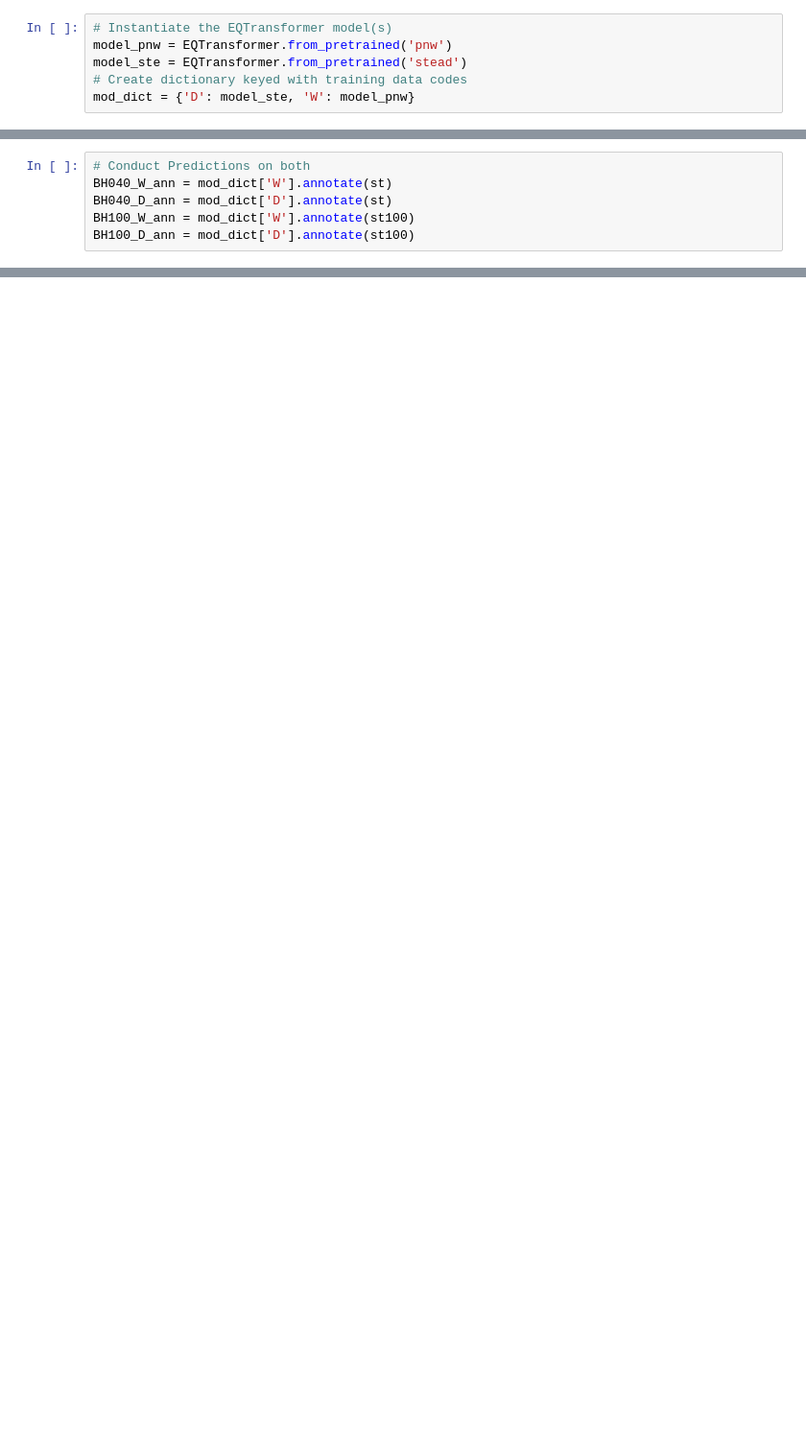
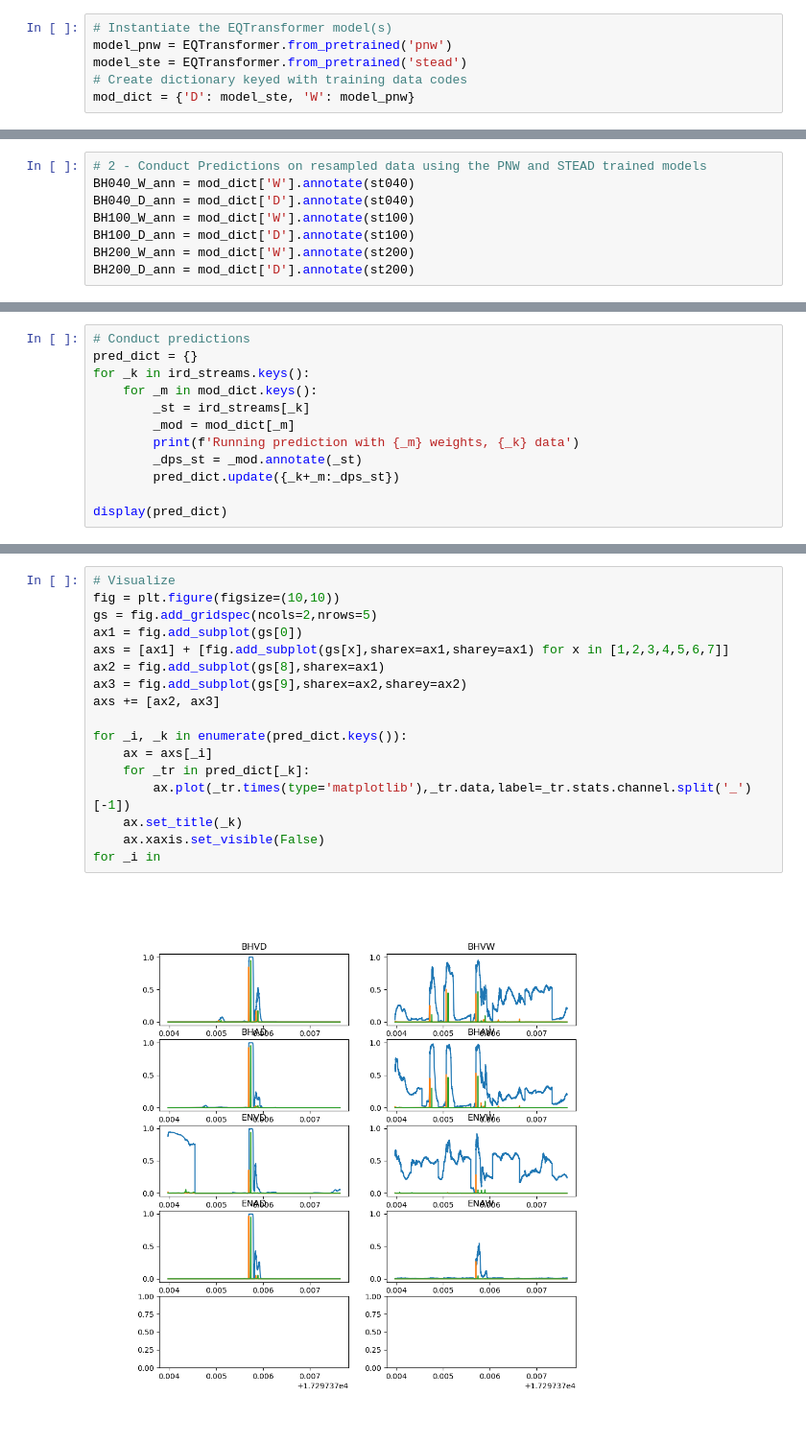
Before and after one commit to pnsn/Sci-Prod-ML, a Jupyter notebook: experiment/Accelerometer_Test_UW.GNW/test_eqt_preprocesses.ipynb, the cells around one changed output, grey strips where cells are left out. Shown at 96% size. Saved outputs shown, nothing was run; the diff lists cells and outputs as text; blank space fills up the shorter version.

```diff
--- a/experiment/Accelerometer_Test_UW.GNW/test_eqt_preprocesses.ipynb
+++ b/experiment/Accelerometer_Test_UW.GNW/test_eqt_preprocesses.ipynb
@@ -151,6 +210,8 @@ UW.GNW..BHZ | 2017-05-11T07:32:54.730000Z - 2017-05-11T07:38:15.440000Z | 100.0
 # %%
-# Conduct Predictions on both
-BH040_W_ann = mod_dict['W'].annotate(st)
-BH040_D_ann = mod_dict['D'].annotate(st)
+# 2 - Conduct Predictions on resampled data using the PNW and STEAD trained models
+BH040_W_ann = mod_dict['W'].annotate(st040)
+BH040_D_ann = mod_dict['D'].annotate(st040)
 BH100_W_ann = mod_dict['W'].annotate(st100)
 BH100_D_ann = mod_dict['D'].annotate(st100)
+BH200_W_ann = mod_dict['W'].annotate(st200)
+BH200_D_ann = mod_dict['D'].annotate(st200)
@@ -178,0 +392,12 @@ for _i, _ax in enumerate(axs):
+# %%
+# Conduct predictions
+pred_dict = {}
+for _k in ird_streams.keys():
+    for _m in mod_dict.keys():
+        _st = ird_streams[_k]
+        _mod = mod_dict[_m]
+        print(f'Running prediction with {_m} weights, {_k} data')
+        _dps_st = _mod.annotate(_st)
+        pred_dict.update({_k+_m:_dps_st})
+
+display(pred_dict)
@@ -178,0 +430,19 @@ for _i, _ax in enumerate(axs):
+# %%
+# Visualize
+fig = plt.figure(figsize=(10,10))
+gs = fig.add_gridspec(ncols=2,nrows=5)
+ax1 = fig.add_subplot(gs[0])
+axs = [ax1] + [fig.add_subplot(gs[x],sharex=ax1,sharey=ax1) for x in [1,2,3,4,5,6,7]]
+ax2 = fig.add_subplot(gs[8],sharex=ax1)
+ax3 = fig.add_subplot(gs[9],sharex=ax2,sharey=ax2)
+axs += [ax2, ax3]
+
+for _i, _k in enumerate(pred_dict.keys()):
+    ax = axs[_i]
+    for _tr in pred_dict[_k]:
+        ax.plot(_tr.times(type='matplotlib'),_tr.data,label=_tr.stats.channel.split('_')[-1])
+    ax.set_title(_k)
+    ax.xaxis.set_visible(False)
+for _i in
+# %% [output]
+[figure, added]
```
Also changed, not shown: parts of 21 cells of this notebook.
